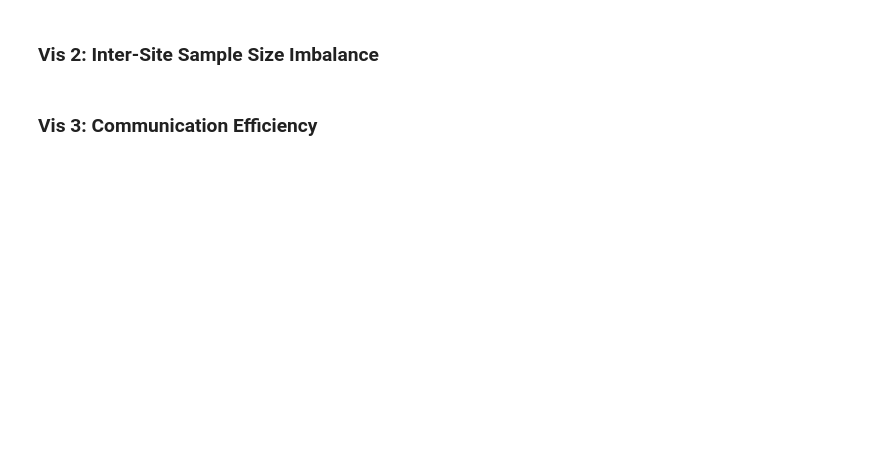
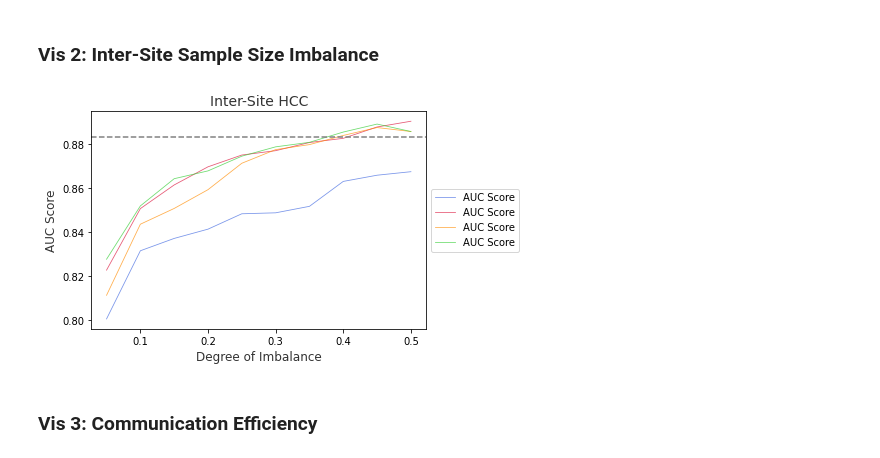
Before and after one commit to GregChen3072/MasterArbeit, a Jupyter notebook: src/visualization.ipynb, the cells around one changed output. Saved outputs shown, nothing was run; the diff lists cells and outputs as text; code cells hidden in the pictures; blank space fills up the shorter version.

```diff
--- a/src/visualization.ipynb
+++ b/src/visualization.ipynb
@@ -67,5 +74,33 @@ plt.show()
 # %% [markdown]
 ### Vis 2: Inter-Site Sample Size Imbalance
+# %%
+path_2_2_u = "/Users/greg/Downloads/AR_Master_Thesis/output/vis_HCC_2_2_unweighted.csv"
+path_2_2_w = "/Users/greg/Downloads/AR_Master_Thesis/output/vis_HCC_2_2_weighted.csv"
+path_2_3_u = "/Users/greg/Downloads/AR_Master_Thesis/output/vis_HCC_2_3_unweighted.csv"
+path_2_3_w = "/Users/greg/Downloads/AR_Master_Thesis/output/vis_HCC_2_3_weighted.csv"
+
+df_2_2_u = pd.read_csv(path_2_2_u, index_col=False).groupby(['Degree Imbalance']).agg('mean').reset_index()
+df_2_2_w = pd.read_csv(path_2_2_w, index_col=False).groupby(['Degree Imbalance']).agg('mean').reset_index()
+df_2_3_u = pd.read_csv(path_2_3_u, index_col=False).groupby(['Degree Imbalance']).agg('mean').reset_index()
+df_2_3_w = pd.read_csv(path_2_3_w, index_col=False).groupby(['Degree Imbalance']).agg('mean').reset_index()
+# %%
+# Plot mean estimate as a line
+# plt.plot('n_', 'AUC Score_mean', data = plot_1_2, linewidth=1, alpha=1, color="crimson", marker='o')
+plt.plot('Degree Imbalance', 'AUC Score', data = df_2_2_u, linewidth=0.8, alpha=0.7, color="royalblue", linestyle='-')
+plt.plot('Degree Imbalance', 'AUC Score', data = df_2_2_w, linewidth=0.8, alpha=0.7, color="crimson", linestyle='-')
+plt.plot('Degree Imbalance', 'AUC Score', data = df_2_3_u, linewidth=0.8, alpha=0.7, color="darkorange", linestyle='-')
+plt.plot('Degree Imbalance', 'AUC Score', data = df_2_3_w, linewidth=0.8, alpha=0.7, color="limegreen", linestyle='-')
+
+plt.axhline(y=0.883067, color='grey', linestyle='--')
+
+plt.title("Inter-Site HCC", alpha=0.8, fontsize=14)
+plt.xlabel("Degree of Imbalance", alpha=0.8, fontsize=12)
+plt.ylabel("AUC Score", alpha=0.8, fontsize=12)
+
+plt.legend(loc = 'center left', bbox_to_anchor = (1, 0.5))
+plt.show()
+# %% [output]
+[figure, added]
 # %% [markdown]
 ### Vis 3: Communication Efficiency
 # %%
```
Also changed, not shown: parts of 11 cells of this notebook, 1 other file.
